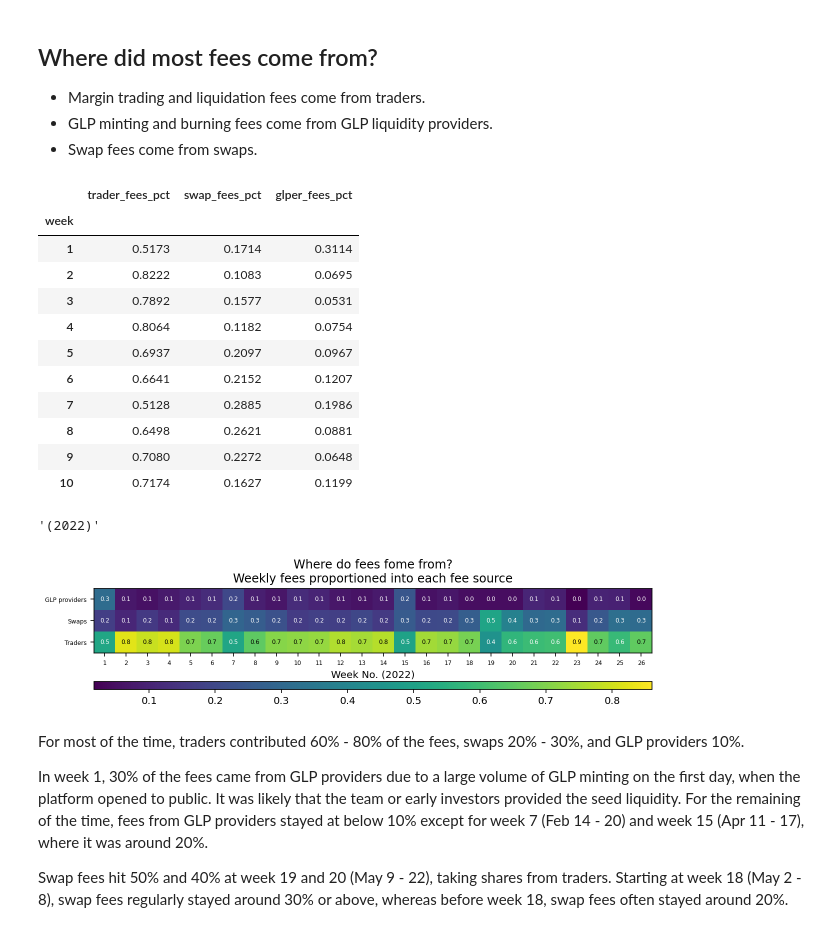
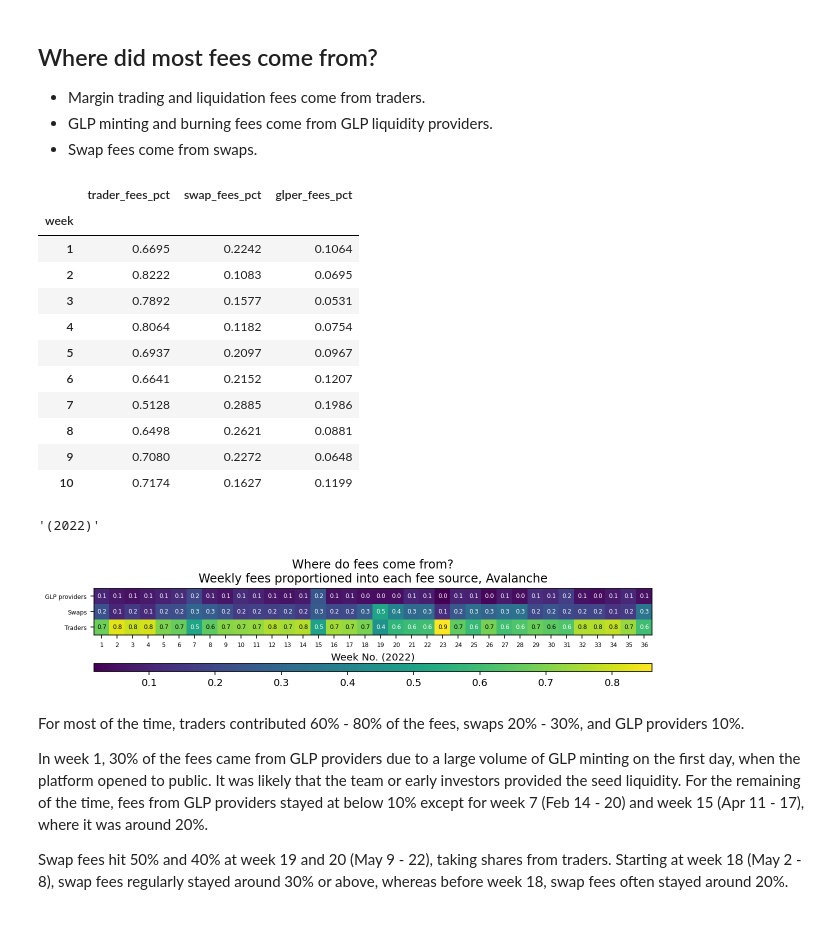
Before and after one commit to coindataschool/GMX, a Jupyter notebook: notebook/Avalanche/fees_sources.ipynb, the cells around one changed output. Drawn from its saved outputs; the diff is of its cells as text; code cells hidden in the pictures.

```diff
--- a/notebook/Avalanche/fees_sources.ipynb
+++ b/notebook/Avalanche/fees_sources.ipynb
@@ -88,4 +88,7 @@ None
 # %%
+if chain == 'Avalanche':
+    df_fees = df_fees.loc['2022-01-07':, :] # all days before have tiny numbers, probably before official launch or people don't know
+
 # drop the last row because the most recent date may not be a full day
 df_fees = df_fees.iloc[:-1, :]
 df_fees.info()
@@ -121,7 +124,7 @@ da.head(10)
 # %% [output]
 |  | trader_fees_pct | swap_fees_pct | glper_fees_pct |
 | week |  |  |  |
-| 1 | 0.5173 | 0.1714 | 0.3114 |
+| 1 | 0.6695 | 0.2242 | 0.1064 |
 | 2 | 0.8222 | 0.1083 | 0.0695 |
 | 3 | 0.7892 | 0.1577 | 0.0531 |
 | 4 | 0.8064 | 0.1182 | 0.0754 |
@@ -144,15 +147,15 @@ period
 # %%
 scores_image = heatmap(
     da.T, xlabel='Week No. '+period,
     ylabel='', xticklabels=da.index,
     yticklabels=da.columns.map({'trader_fees_pct':'Traders', 'swap_fees_pct':'Swaps', 'glper_fees_pct':'GLP providers'}),
     cmap=plt.cm.viridis, fmt='%.1f', text_size=6
 )
-plt.title("Where do fees fome from?\nWeekly fees proportioned into each fee source")
+plt.title("Where do fees come from?\nWeekly fees proportioned into each fee source, {}".format(chain))
 plt.colorbar(scores_image, location="bottom", aspect=70)
 plt.savefig(os.path.join(save_fig_dir, 'fees_sources.png'), dpi=300);
 # %% [output]
-[figure, old version]
+[figure, new version]
 # %% [markdown]
 For most of the time, traders contributed 60% - 80% of the fees, swaps 20% - 30%, and GLP providers 10%.
 
```
Also changed, not shown: parts of 6 cells of this notebook, 5 other files.
